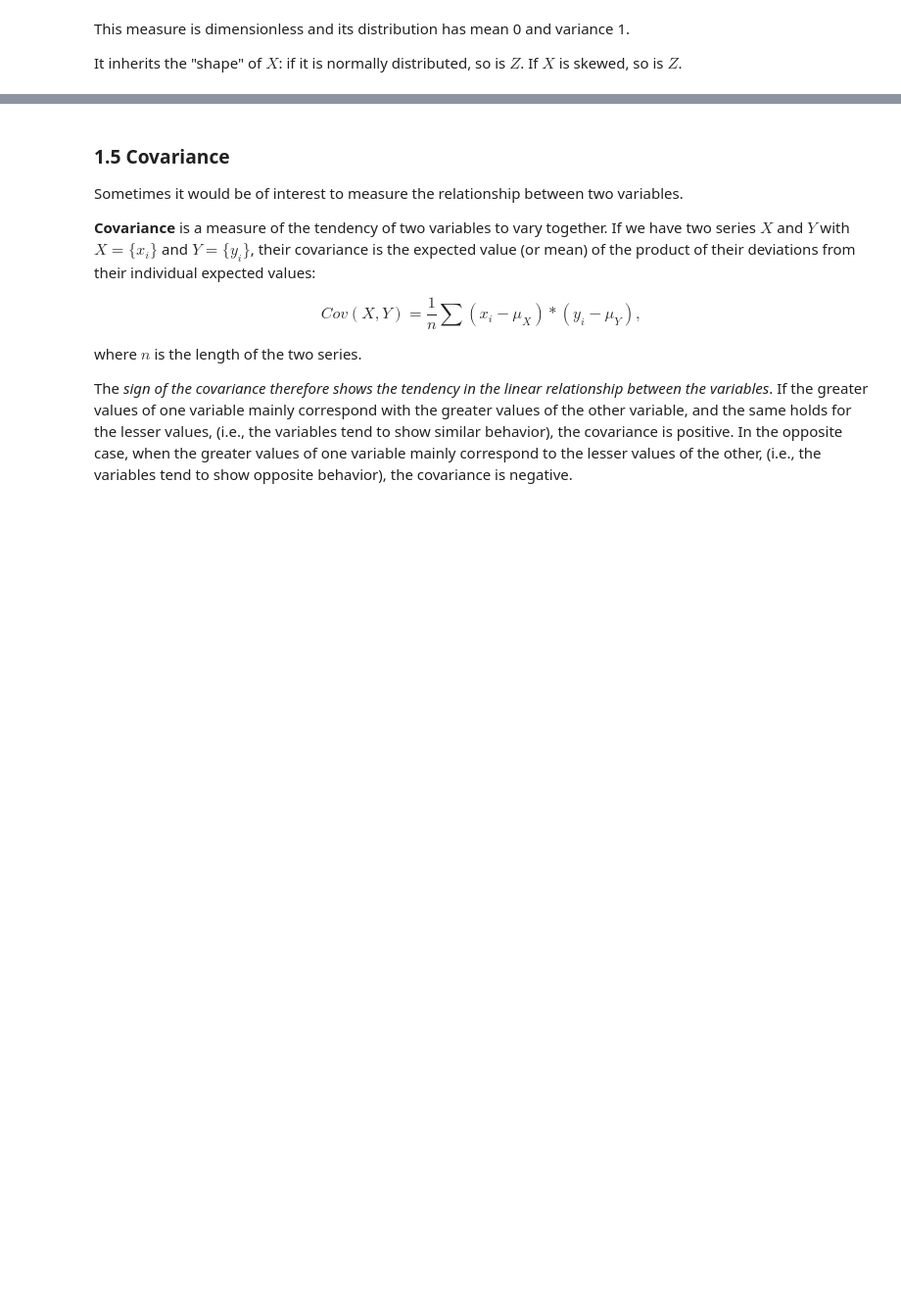
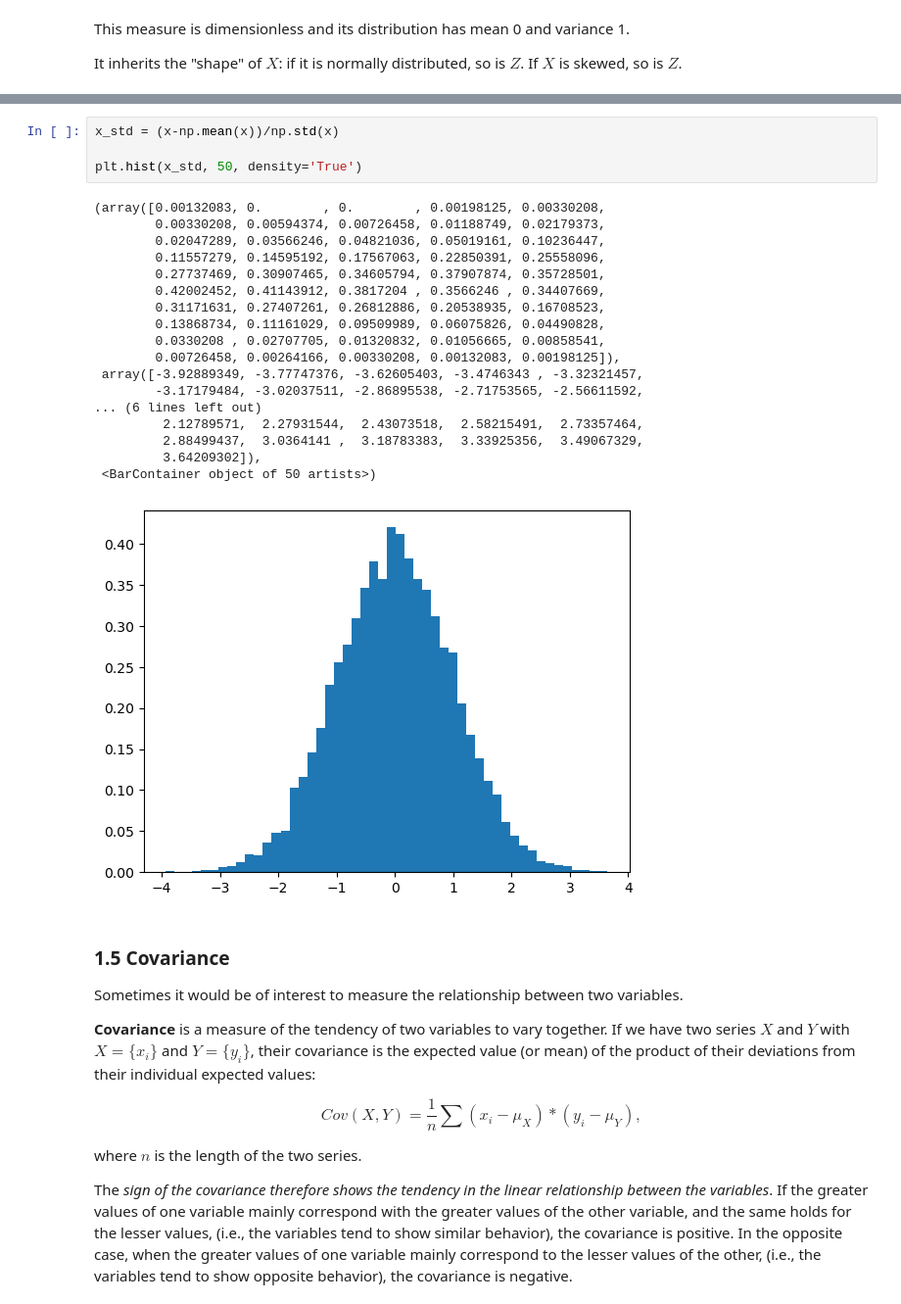
Before and after one commit to Vic263RP/MIA3-Formacion-2023-UV-AI, a Jupyter notebook: B1_HerramientasParaIA/T3_Probabilidad/2023_MIA_UV_Estdística/Computational Statistics (part I).ipynb, the cells around one changed output, grey strips where cells are left out. Shown at 98% size. Drawn from its saved outputs; the diff is of its cells as text; blank space fills up the shorter version.

```diff
--- a/B1_HerramientasParaIA/T3_Probabilidad/2023_MIA_UV_Estdística/Computational Statistics (part I).ipynb
+++ b/B1_HerramientasParaIA/T3_Probabilidad/2023_MIA_UV_Estdística/Computational Statistics (part I).ipynb
@@ -230,3 +265,26 @@ x = np.random.normal(5, 20, 10000)
+# %%
+x_std = (x-np.mean(x))/np.std(x)
+
+plt.hist(x_std, 50, density='True')
+# %% [output]
+(array([0.00132083, 0.        , 0.        , 0.00198125, 0.00330208,
+        0.00330208, 0.00594374, 0.00726458, 0.01188749, 0.02179373,
+        0.02047289, 0.03566246, 0.04821036, 0.05019161, 0.10236447,
+        0.11557279, 0.14595192, 0.17567063, 0.22850391, 0.25558096,
+        0.27737469, 0.30907465, 0.34605794, 0.37907874, 0.35728501,
+        0.42002452, 0.41143912, 0.3817204 , 0.3566246 , 0.34407669,
+        0.31171631, 0.27407261, 0.26812886, 0.20538935, 0.16708523,
+        0.13868734, 0.11161029, 0.09509989, 0.06075826, 0.04490828,
+        0.0330208 , 0.02707705, 0.01320832, 0.01056665, 0.00858541,
+        0.00726458, 0.00264166, 0.00330208, 0.00132083, 0.00198125]),
+ array([-3.92889349, -3.77747376, -3.62605403, -3.4746343 , -3.32321457,
+        -3.17179484, -3.02037511, -2.86895538, -2.71753565, -2.56611592,
+... (6 lines left out)
+         2.12789571,  2.27931544,  2.43073518,  2.58215491,  2.73357464,
+         2.88499437,  3.0364141 ,  3.18783383,  3.33925356,  3.49067329,
+         3.64209302]),
+ <BarContainer object of 50 artists>)
+[figure, added]
 # %% [markdown]
 ### 1.5 Covariance
 
```
Also changed, not shown: parts of 19 cells of this notebook.
